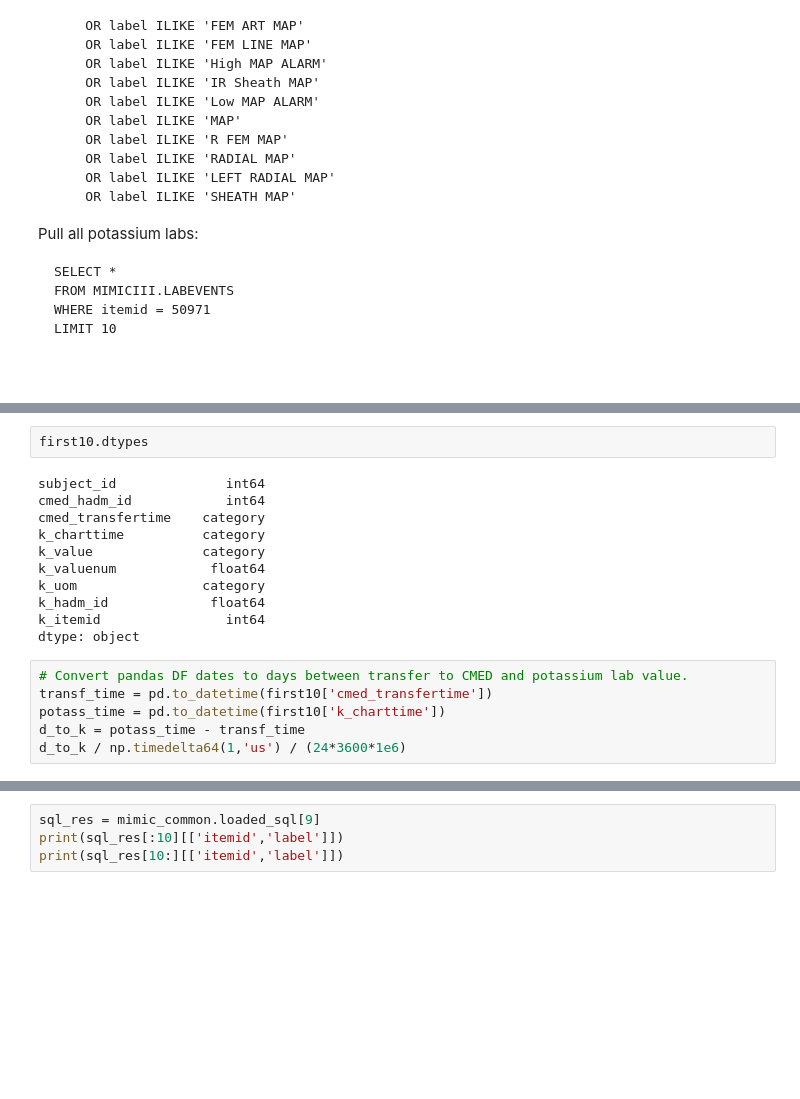
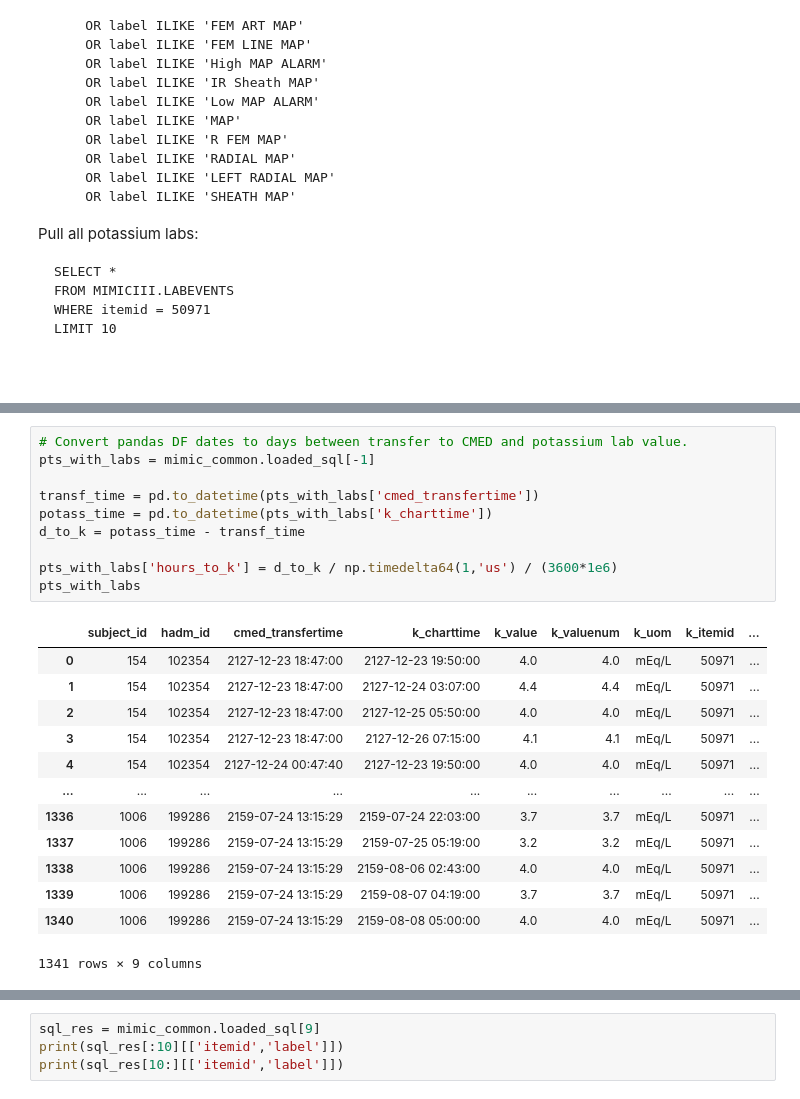
Before and after one commit to yankou/Electric-Rhythms, a Jupyter notebook: notebooks/ExploratoryDataAnalysis.ipynb, the cells around one changed output, grey strips where cells are left out. Drawn from its saved outputs; the diff is of its cells as text; blank space fills up the shorter version.

Commit message:
Rewrote SQL query to merge patients with labs limited by time of lab.

```diff
--- a/notebooks/ExploratoryDataAnalysis.ipynb
+++ b/notebooks/ExploratoryDataAnalysis.ipynb
@@ -132,19 +144,24 @@ first10
-# %%
-first10.dtypes
-# %% [output]
-subject_id              int64
-cmed_hadm_id            int64
-cmed_transfertime    category
-k_charttime          category
-k_value              category
-k_valuenum            float64
-k_uom                category
-k_hadm_id             float64
-k_itemid                int64
-dtype: object
 # %%
 # Convert pandas DF dates to days between transfer to CMED and potassium lab value.
-transf_time = pd.to_datetime(first10['cmed_transfertime'])
-potass_time = pd.to_datetime(first10['k_charttime'])
+pts_with_labs = mimic_common.loaded_sql[-1]
+
+transf_time = pd.to_datetime(pts_with_labs['cmed_transfertime'])
+potass_time = pd.to_datetime(pts_with_labs['k_charttime'])
 d_to_k = potass_time - transf_time
-d_to_k / np.timedelta64(1,'us') / (24*3600*1e6)
+
+pts_with_labs['hours_to_k'] = d_to_k / np.timedelta64(1,'us') / (3600*1e6)
+pts_with_labs
+# %% [output]
+|  | subject_id | hadm_id | cmed_transfertime | k_charttime | k_value | k_valuenum | k_uom | k_itemid | ... |
+| 0 | 154 | 102354 | 2127-12-23 18:47:00 | 2127-12-23 19:50:00 | 4.0 | 4.0 | mEq/L | 50971 | ... |
+| 1 | 154 | 102354 | 2127-12-23 18:47:00 | 2127-12-24 03:07:00 | 4.4 | 4.4 | mEq/L | 50971 | ... |
+| 2 | 154 | 102354 | 2127-12-23 18:47:00 | 2127-12-25 05:50:00 | 4.0 | 4.0 | mEq/L | 50971 | ... |
+| 3 | 154 | 102354 | 2127-12-23 18:47:00 | 2127-12-26 07:15:00 | 4.1 | 4.1 | mEq/L | 50971 | ... |
+| 4 | 154 | 102354 | 2127-12-24 00:47:40 | 2127-12-23 19:50:00 | 4.0 | 4.0 | mEq/L | 50971 | ... |
+| ... | ... | ... | ... | ... | ... | ... | ... | ... | ... |
+| 1336 | 1006 | 199286 | 2159-07-24 13:15:29 | 2159-07-24 22:03:00 | 3.7 | 3.7 | mEq/L | 50971 | ... |
+| 1337 | 1006 | 199286 | 2159-07-24 13:15:29 | 2159-07-25 05:19:00 | 3.2 | 3.2 | mEq/L | 50971 | ... |
+| 1338 | 1006 | 199286 | 2159-07-24 13:15:29 | 2159-08-06 02:43:00 | 4.0 | 4.0 | mEq/L | 50971 | ... |
+| 1339 | 1006 | 199286 | 2159-07-24 13:15:29 | 2159-08-07 04:19:00 | 3.7 | 3.7 | mEq/L | 50971 | ... |
+| 1340 | 1006 | 199286 | 2159-07-24 13:15:29 | 2159-08-08 05:00:00 | 4.0 | 4.0 | mEq/L | 50971 | ... |
+1341 rows × 9 columns
```
Also changed, not shown: parts of 9 cells of this notebook.
